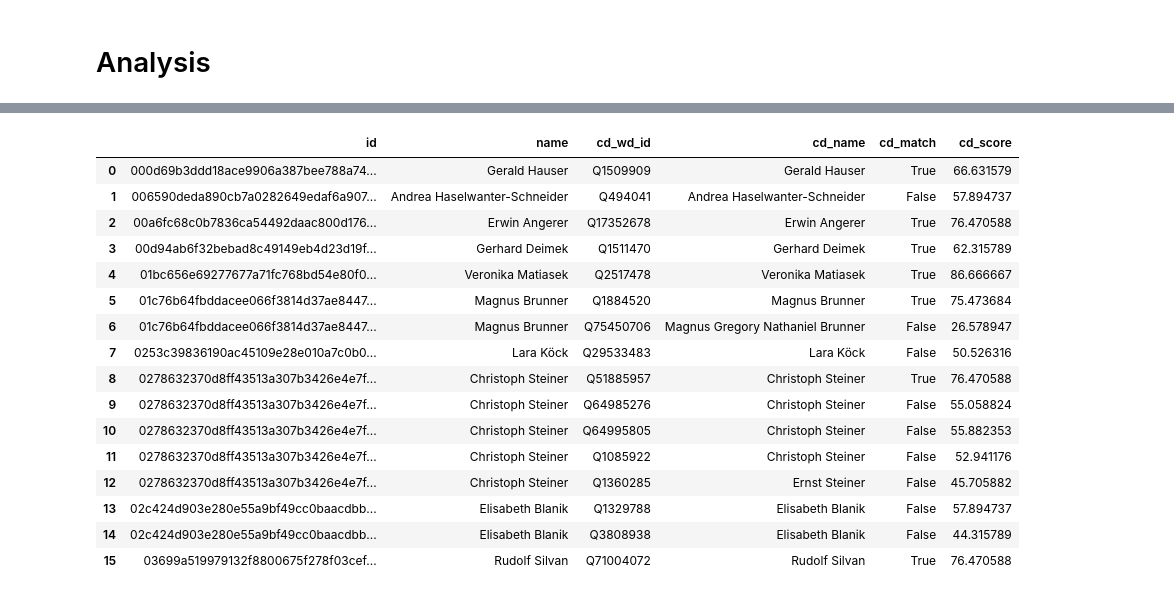
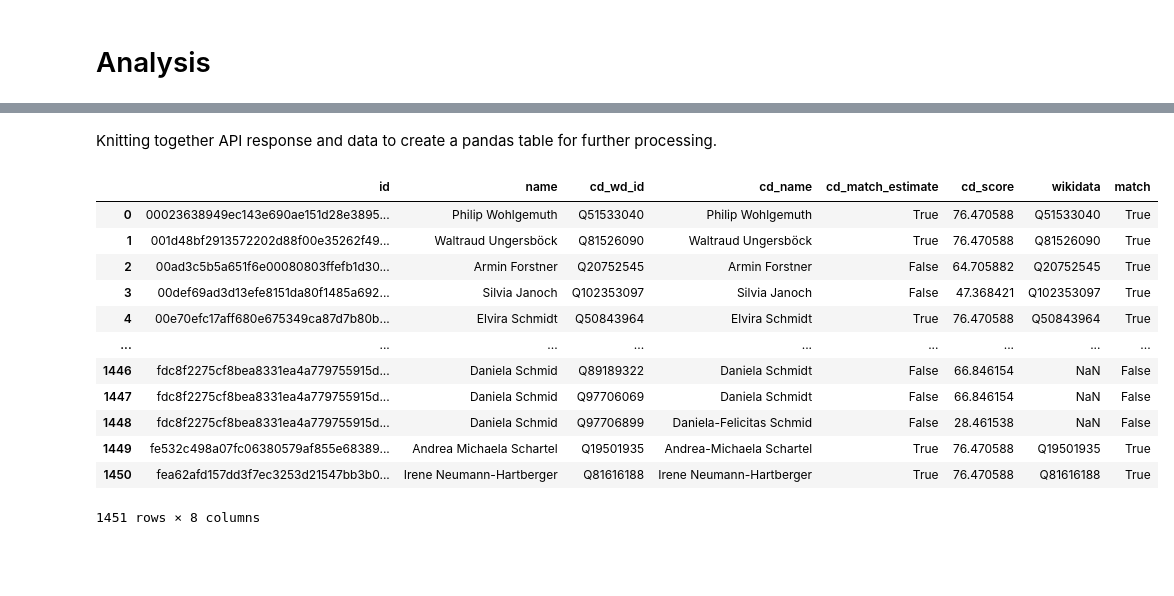
Before and after one commit to PeterWalchhofer/evaluation_bachelor_thesis, a Jupyter notebook: Analysis.ipynb, the cells around one changed output, grey strips where cells are left out. Saved outputs shown, nothing was run; the diff lists cells and outputs as text; code cells hidden in the pictures; blank space fills up the shorter version.

```diff
--- a/Analysis.ipynb
+++ b/Analysis.ipynb
@@ -249,28 +191,37 @@ results_2
+# %% [markdown]
+Knitting together API response and data to create a pandas table for further processing.
 # %%
+
 intermed_table = []
-header = ["id", "name", "cd_wd_id", "cd_name","cd_match", "cd_score"]
+header = ["id", "name", "cd_wd_id", "cd_name","cd_match_estimate", "cd_score"]
 for result, entity in zip(results, ftm_persons):
     candidates = result["result"]
-    for candidate in candidates:
-        intermed_table.append([entity.id,entity.first("name"), candidate["id"], candidate["name"], candidate["match"], candidate["score"]])
-candidate_table = pandas.DataFrame(intermed_table, columns= header)
+    if len(candidates) > 0:
+        for candidate in candidates:
+            intermed_table.append([entity.id,entity.first("name"), candidate["id"], candidate["name"], \
+                candidate["match"], candidate["score"]])
+    # If no results in response
+    else:
+        intermed_table.append([entity.id,entity.first("name"), None,
+            None, False, None]) # implicit false made explicit
+
+cd_table = pandas.DataFrame(intermed_table, columns= header).merge(person_assignments,on="id")
+cd_table["match"] = cd_table["wikidata"] == cd_table["cd_wd_id"]
+
+#cd_table["wikidata"] = cd_table["wikidata"].astype(str)
+#cd_table["cd_wd_id"] = cd_table["cd_wd_id"].astype(str)
+cd_table
+# %% [output]
+|  | id | name | cd_wd_id | cd_name | cd_match_estimate | cd_score | wikidata | match |
+| 0 | 00023638949ec143e690ae151d28e3895... | Philip Wohlgemuth | Q51533040 | Philip Wohlgemuth | True | 76.470588 | Q51533040 | True |
+| 1 | 001d48bf2913572202d88f00e35262f49... | Waltraud Ungersböck | Q81526090 | Waltraud Ungersböck | True | 76.470588 | Q81526090 | True |
+| 2 | 00ad3c5b5a651f6e00080803ffefb1d30... | Armin Forstner | Q20752545 | Armin Forstner | False | 64.705882 | Q20752545 | True |
+| 3 | 00def69ad3d13efe8151da80f1485a692... | Silvia Janoch | Q102353097 | Silvia Janoch | False | 47.368421 | Q102353097 | True |
+| 4 | 00e70efc17aff680e675349ca87d7b80b... | Elvira Schmidt | Q50843964 | Elvira Schmidt | True | 76.470588 | Q50843964 | True |
+| ... | ... | ... | ... | ... | ... | ... | ... | ... |
+| 1446 | fdc8f2275cf8bea8331ea4a779755915d... | Daniela Schmid | Q89189322 | Daniela Schmidt | False | 66.846154 | NaN | False |
+| 1447 | fdc8f2275cf8bea8331ea4a779755915d... | Daniela Schmid | Q97706069 | Daniela Schmidt | False | 66.846154 | NaN | False |
+| 1448 | fdc8f2275cf8bea8331ea4a779755915d... | Daniela Schmid | Q97706899 | Daniela-Felicitas Schmid | False | 28.461538 | NaN | False |
+| 1449 | fe532c498a07fc06380579af855e68389... | Andrea Michaela Schartel | Q19501935 | Andrea-Michaela Schartel | True | 76.470588 | Q19501935 | True |
+| 1450 | fea62afd157dd3f7ec3253d21547bb3b0... | Irene Neumann-Hartberger | Q81616188 | Irene Neumann-Hartberger | True | 76.470588 | Q81616188 | True |
+1451 rows × 8 columns
-# %%
-candidate_table
-# %% [output]
-|  | id | name | cd_wd_id | cd_name | cd_match | cd_score |
-| 0 | 000d69b3ddd18ace9906a387bee788a74... | Gerald Hauser | Q1509909 | Gerald Hauser | True | 66.631579 |
-| 1 | 006590deda890cb7a0282649edaf6a907... | Andrea Haselwanter-Schneider | Q494041 | Andrea Haselwanter-Schneider | False | 57.894737 |
-| 2 | 00a6fc68c0b7836ca54492daac800d176... | Erwin Angerer | Q17352678 | Erwin Angerer | True | 76.470588 |
-| 3 | 00d94ab6f32bebad8c49149eb4d23d19f... | Gerhard Deimek | Q1511470 | Gerhard Deimek | True | 62.315789 |
-| 4 | 01bc656e69277677a71fc768bd54e80f0... | Veronika Matiasek | Q2517478 | Veronika Matiasek | True | 86.666667 |
-| 5 | 01c76b64fbddacee066f3814d37ae8447... | Magnus Brunner | Q1884520 | Magnus Brunner | True | 75.473684 |
-| 6 | 01c76b64fbddacee066f3814d37ae8447... | Magnus Brunner | Q75450706 | Magnus Gregory Nathaniel Brunner | False | 26.578947 |
-| 7 | 0253c39836190ac45109e28e010a7c0b0... | Lara Köck | Q29533483 | Lara Köck | False | 50.526316 |
-| 8 | 0278632370d8ff43513a307b3426e4e7f... | Christoph Steiner | Q51885957 | Christoph Steiner | True | 76.470588 |
-| 9 | 0278632370d8ff43513a307b3426e4e7f... | Christoph Steiner | Q64985276 | Christoph Steiner | False | 55.058824 |
-| 10 | 0278632370d8ff43513a307b3426e4e7f... | Christoph Steiner | Q64995805 | Christoph Steiner | False | 55.882353 |
-| 11 | 0278632370d8ff43513a307b3426e4e7f... | Christoph Steiner | Q1085922 | Christoph Steiner | False | 52.941176 |
-| 12 | 0278632370d8ff43513a307b3426e4e7f... | Christoph Steiner | Q1360285 | Ernst Steiner | False | 45.705882 |
-| 13 | 02c424d903e280e55a9bf49cc0baacdbb... | Elisabeth Blanik | Q1329788 | Elisabeth Blanik | False | 57.894737 |
-| 14 | 02c424d903e280e55a9bf49cc0baacdbb... | Elisabeth Blanik | Q3808938 | Elisabeth Blanik | False | 44.315789 |
-| 15 | 03699a519979132f8800675f278f03cef... | Rudolf Silvan | Q71004072 | Rudolf Silvan | True | 76.470588 |
```
Also changed, not shown: parts of 40 cells of this notebook, 1 other file.
